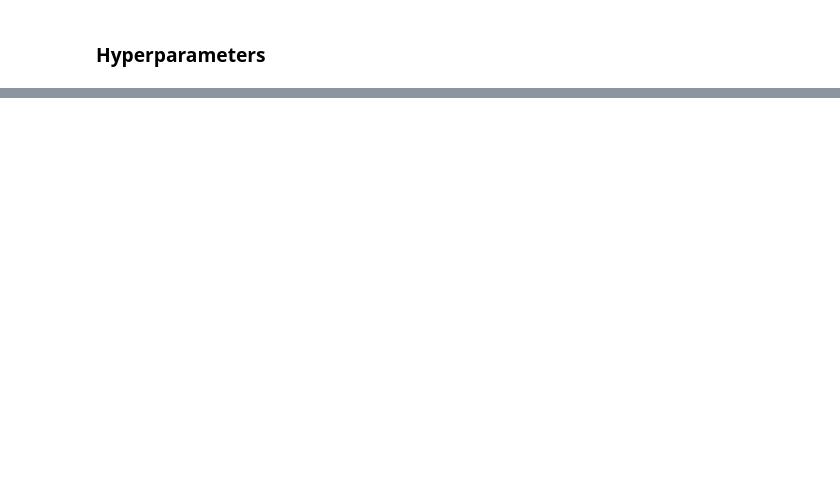
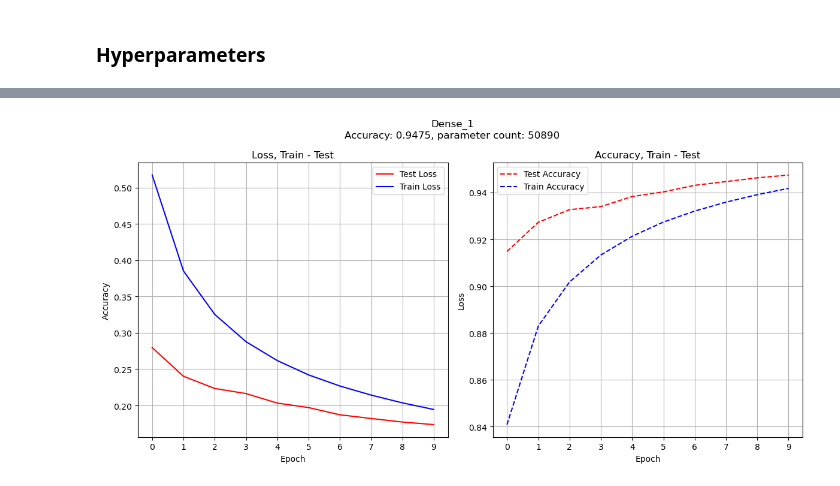
Before and after one commit to MoeMj1019/ANNs-with-TF, a Jupyter notebook: assignment_02/assignment-02.ipynb, the cells around one changed output, grey strips where cells are left out. Cells and saved outputs as stored; diff of their text form; code cells hidden in the pictures; blank space fills up the shorter version.

Commit message:
hyperparameter testing / comparision

```diff
--- a/assignment_02/assignment-02.ipynb
+++ b/assignment_02/assignment-02.ipynb
@@ -270,0 +320,23 @@ Test Loss: 0.1732, Test Accuracy: 0.9502
+# %%
+hyper_parameter = {
+    'DENSE_LAYERS': DENSE_LAYERS,
+    'EPOCHS': EPOCHS,
+    'BATCH_SIZE': BATCH_SIZE,
+    'LEARNING_RATE': LEARNING_RATE,
+    'MOMENTUM': MOMENTUM,
+    'USE_SCHEDULER': USE_SCHEDULER,
+    'OPTIMIZER': 'SGD'
+}
+
+file_name = 'metrics_07.json'
+model_description = f"Dense_{len(DENSE_LAYERS)}"
+# model_description = "CNN_2Conv_2MaxPool_1Dense"
+save_metrics(model, metrics, hyper_parameter, file_name ,model_description)
+# %%
+with open(file_name, 'r') as f:
+    model_info = json.load(f)
+
+visualize(model_info['metrics'],
+ f"{model_info['description']}\nAccuracy: {model_info['accuracy_test']:.4f}, parameter count: {model_info['parameter_count']}")
+# %% [output]
+[figure, added]
```
Also changed, not shown: parts of 13 cells of this notebook, 8 other files.
